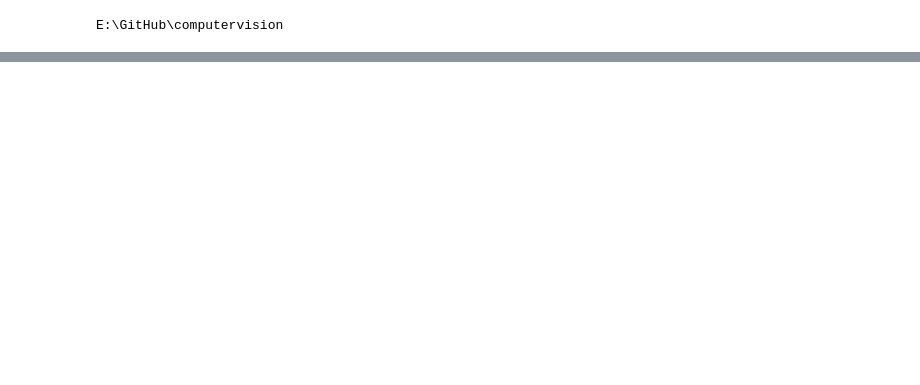
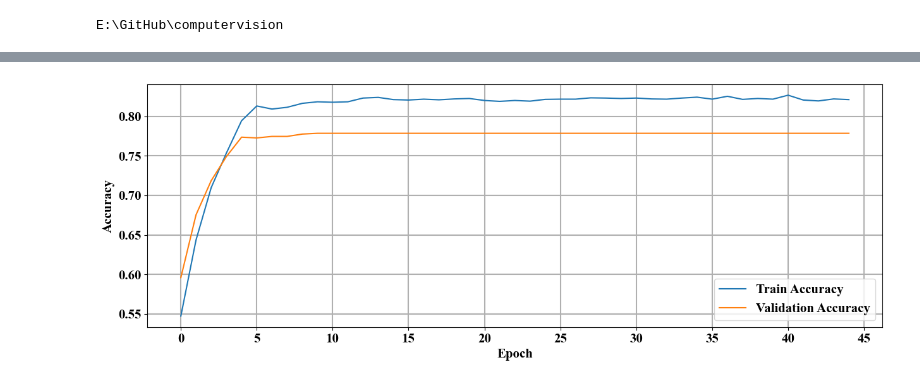
Before and after one commit to afego/computervision, a Jupyter notebook: notebooks/Statistical Analysis.ipynb, the cells around one changed output, grey strips where cells are left out. Drawn from its saved outputs; the diff is of its cells as text; code cells hidden in the pictures; blank space fills up the shorter version.

```diff
--- a/notebooks/Statistical Analysis.ipynb
+++ b/notebooks/Statistical Analysis.ipynb
@@ -12,0 +11,15 @@ stats_dir = f'notebooks/{model}/models/{model_date}/stats'
+# %%
+model = 'vit'
+# model_date = '2024-11-06 10-03-35'
+# model_date = '2024-10-31 15-53-02'
+# model_date = '2024-03-28 23-01-41'
+model_date = '2024-11-16 16-58-16'
+
+plot_dir = 'data/plot'
+plot_dir = os.path.join(plot_dir, model)
+plot_dir = os.path.join(plot_dir, model_date)
+
+if not os.path.exists(plot_dir):
+    os.makedirs(plot_dir)
+
+stats_dir = f'notebooks/{model}/models/{model_date}/stats'
@@ -107,0 +241,3 @@ df.sort_values(['ACC'])
+# %%
+df_acc_loss = pd.read_csv(stats_dir+'/acc_loss.csv')
+df_acc_loss.head()
@@ -107,0 +251,22 @@ df.sort_values(['ACC'])
+# %%
+plt.rcParams['font.family'] = 'serif'
+plt.rcParams['font.serif'] = ['Times New Roman']
+plt.rcParams['font.size'] = 15
+plt.rcParams['font.weight'] = 'bold'
+plt.rcParams['axes.labelsize'] = 15
+plt.rcParams['axes.labelweight'] = 'bold'
+plt.rcParams['grid.linewidth'] = 1.5
+
+plt.figure(figsize=(15,5))
+plt.plot(df_acc_loss.train_acc.tolist(), label='Train Accuracy')
+plt.plot(df_acc_loss.val_acc.tolist(), label='Validation Accuracy')
+ylabel = plt.ylabel("Accuracy")
+xlabel = plt.xlabel("Epoch")
+# title = plt.title("Comparison Between Prediction & True Values")
+plt.legend()
+plt.grid(True)
+plt.gca().xaxis.set_major_locator(MaxNLocator(integer=True))
+plt.savefig(os.path.join(plot_dir, "accuracy.png"))
+plt.show()
+# %% [output]
+[figure, added]
```
Also changed, not shown: parts of 34 cells of this notebook.
